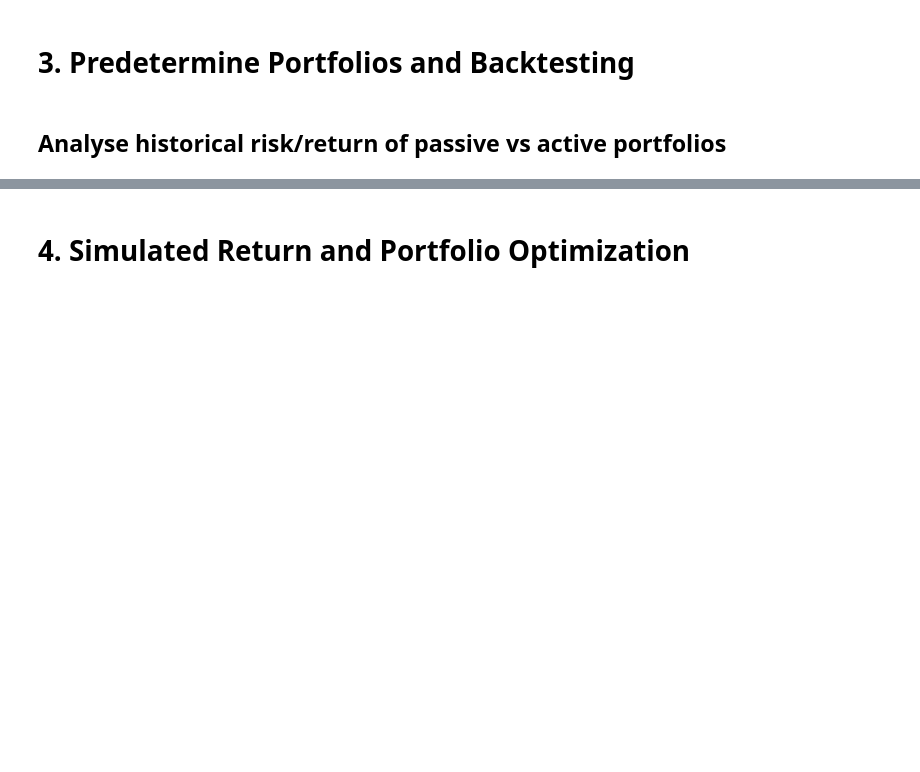
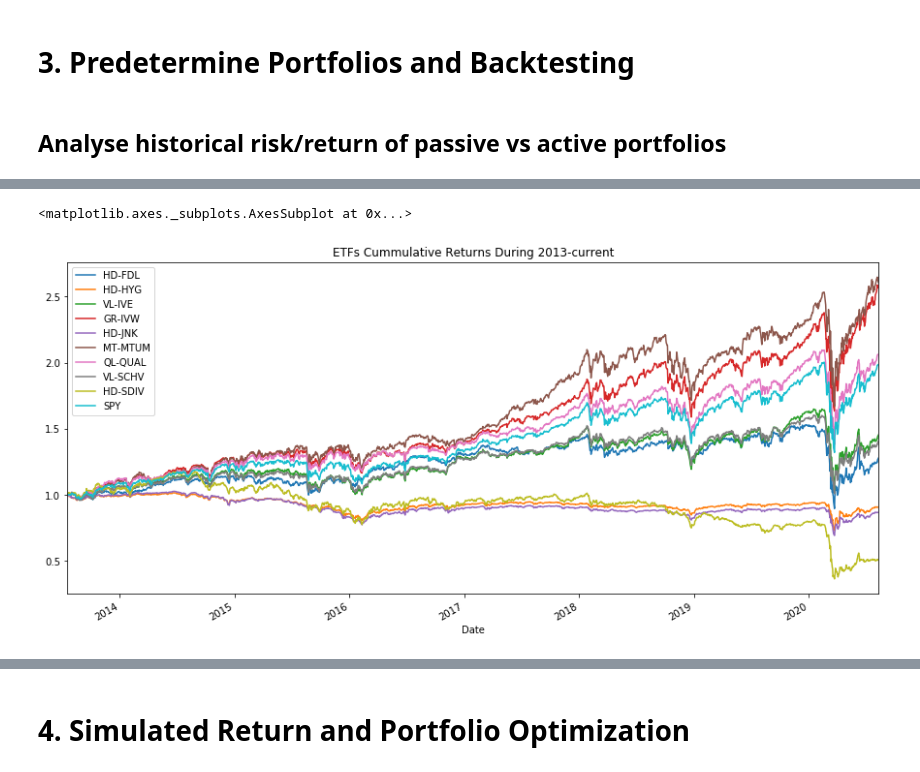
Before and after one commit to Femi-tech/Active-vs-Passive-Funds-Project, a Jupyter notebook: Untitled.ipynb, the cells around one changed output, grey strips where cells are left out. Cells and saved outputs as stored; diff of their text form; code cells hidden in the pictures; blank space fills up the shorter version.

```diff
--- a/Untitled.ipynb
+++ b/Untitled.ipynb
@@ -47,0 +92,7 @@ NameError: name 'datetime' is not defined
+# %%
+# Cummulative return: Growth, Momentum and Qualirty ETFs outperform SPY.
+funds_return_cum = (1+funds_return).cumprod()
+funds_return_cum.plot(figsize = (15,7), title = "ETFs Cummulative Returns During 2013-current")
+# %% [output]
+<matplotlib.axes._subplots.AxesSubplot at 0x...>
+[figure, added]
```
Also changed, not shown: parts of 14 cells of this notebook.
